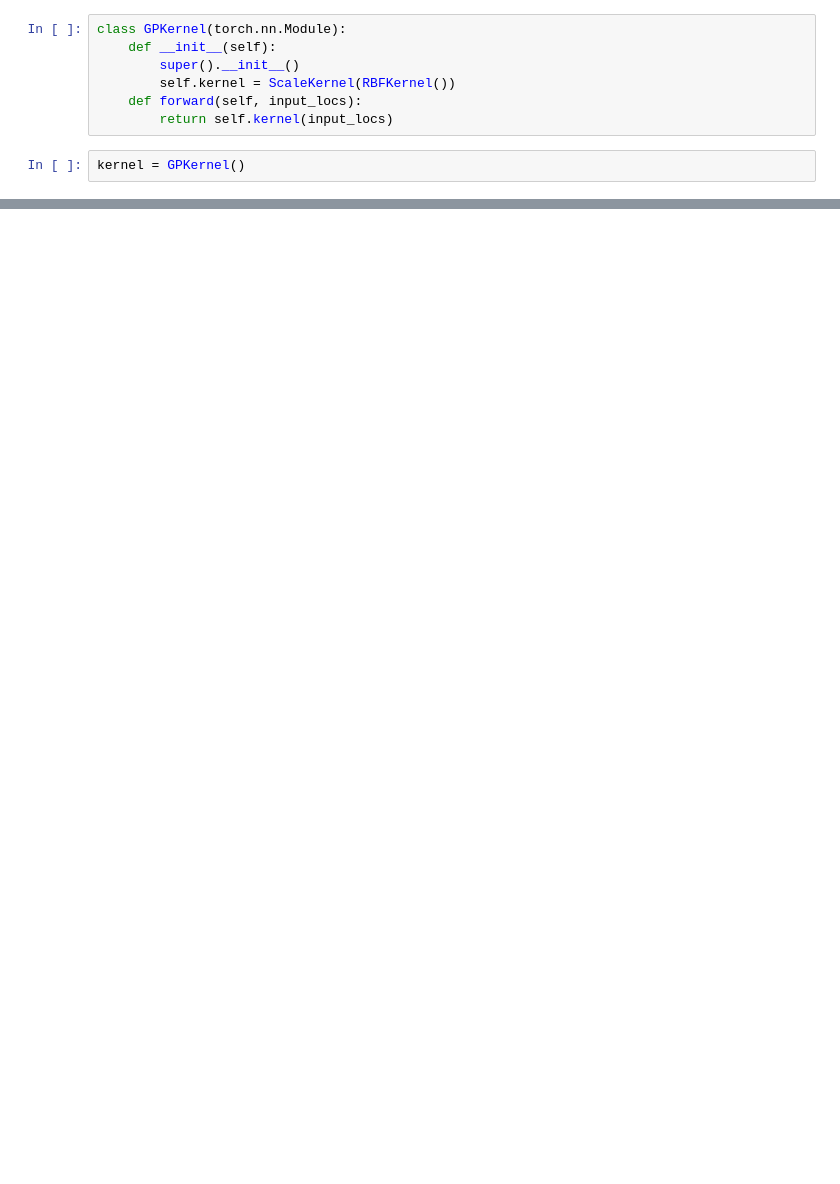
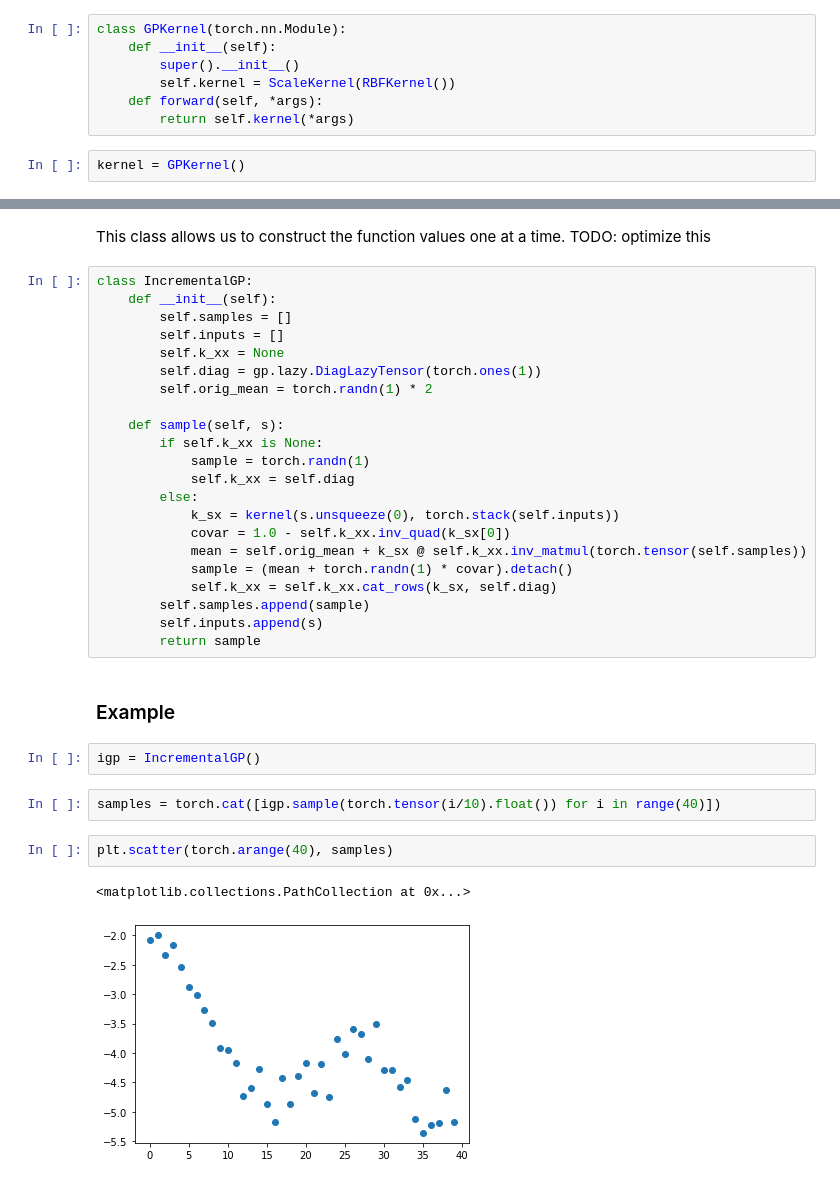
Before and after one commit to bogiebro/yisong_process, a Jupyter notebook: Yisong.ipynb, the cells around one changed output, grey strips where cells are left out. Cells and saved outputs as stored; diff of their text form; blank space fills up the shorter version.

```diff
--- a/Yisong.ipynb
+++ b/Yisong.ipynb
@@ -66,7 +82,7 @@ class GPKernel(torch.nn.Module):
     def __init__(self):
         super().__init__()
         self.kernel = ScaleKernel(RBFKernel())
-    def forward(self, input_locs):
-        return self.kernel(input_locs)
+    def forward(self, *args):
+        return self.kernel(*args)
 # %%
 kernel = GPKernel()
@@ -204,0 +104,36 @@ Alternately: there's also the perspective that causal effect MEANS that there's
+# %% [markdown]
+This class allows us to construct the function values one at a time.
+TODO: optimize this
+# %%
+class IncrementalGP:
+    def __init__(self):
+        self.samples = []
+        self.inputs = []
+        self.k_xx = None
+        self.diag = gp.lazy.DiagLazyTensor(torch.ones(1))
+        self.orig_mean = torch.randn(1) * 2
+
+    def sample(self, s):
+        if self.k_xx is None:
+            sample = torch.randn(1)
+            self.k_xx = self.diag
+        else:
+            k_sx = kernel(s.unsqueeze(0), torch.stack(self.inputs))
+            covar = 1.0 - self.k_xx.inv_quad(k_sx[0])
+            mean = self.orig_mean + k_sx @ self.k_xx.inv_matmul(torch.tensor(self.samples))
+            sample = (mean + torch.randn(1) * covar).detach()
+            self.k_xx = self.k_xx.cat_rows(k_sx, self.diag)
+        self.samples.append(sample)
+        self.inputs.append(s)
+        return sample
+# %% [markdown]
+### Example
+# %%
+igp = IncrementalGP()
+# %%
+samples = torch.cat([igp.sample(torch.tensor(i/10).float()) for i in range(40)])
+# %%
+plt.scatter(torch.arange(40), samples)
+# %% [output]
+<matplotlib.collections.PathCollection at 0x...>
+[figure, added]
```
Also changed, not shown: parts of 67 cells of this notebook.
